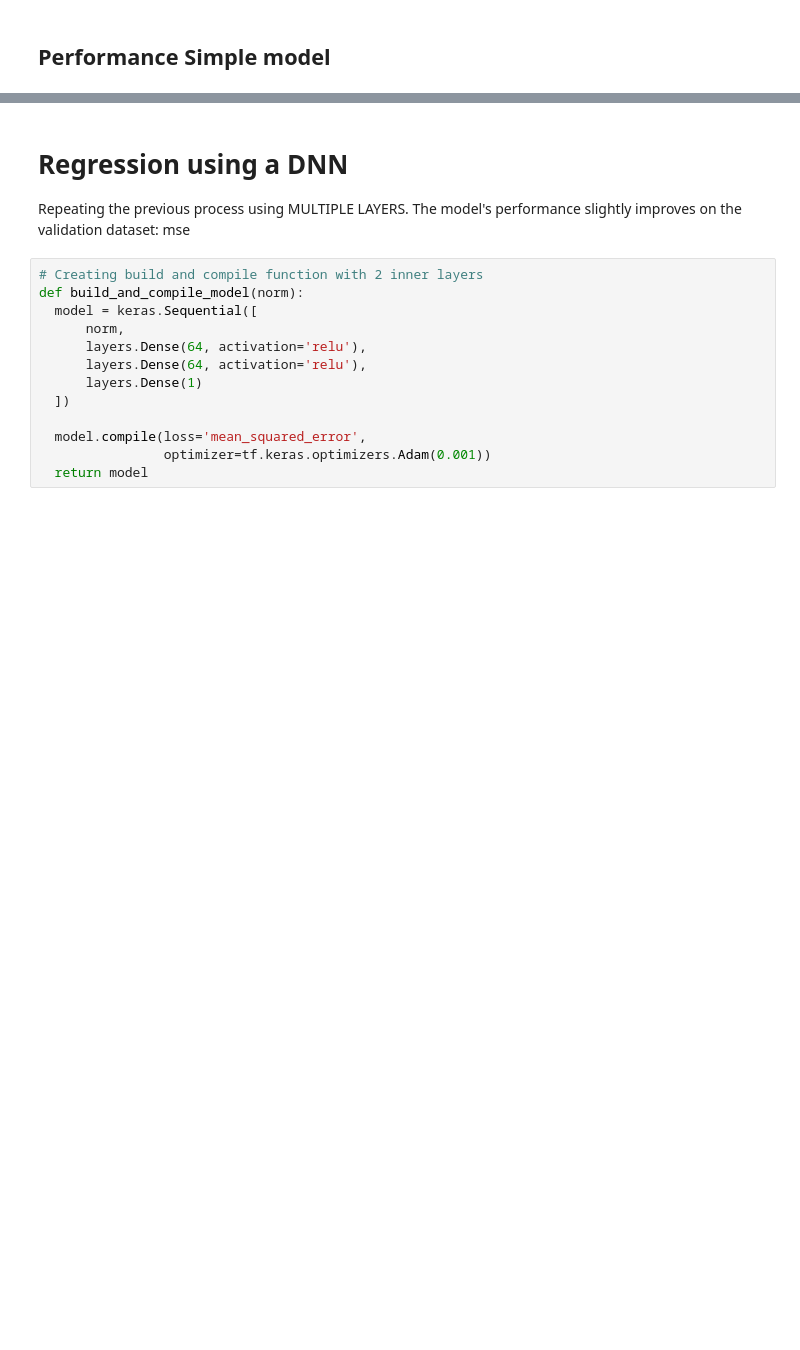
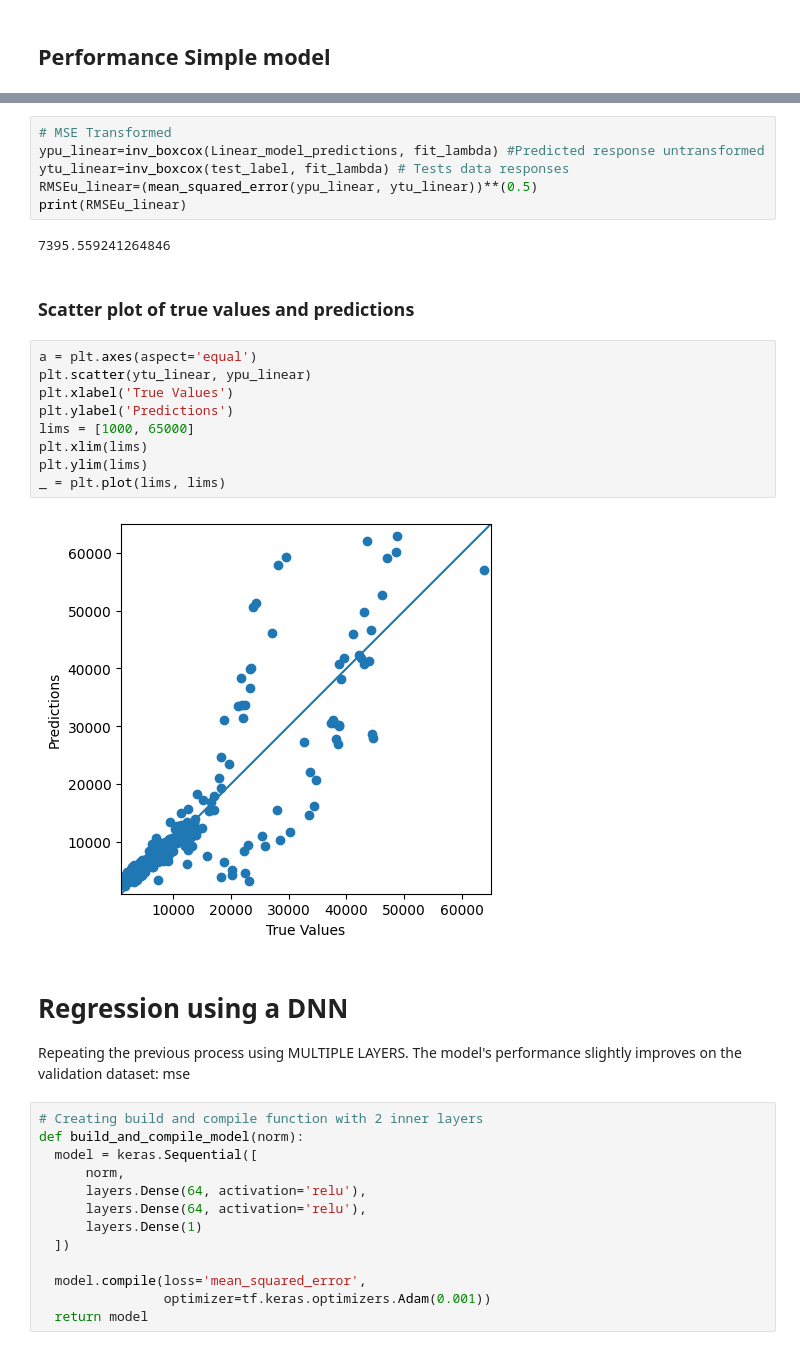
Before and after one commit to tecatanka/SWB_Mod_Opt, a Jupyter notebook: SWB_Tuning_Regression_Insurance.ipynb, the cells around one changed output, grey strips where cells are left out. Cells and saved outputs as stored; diff of their text form; blank space fills up the shorter version.

```diff
--- a/SWB_Tuning_Regression_Insurance.ipynb
+++ b/SWB_Tuning_Regression_Insurance.ipynb
@@ -482,3 +482,24 @@ MSE_Linear_model
+# %%
+# MSE Transformed
+ypu_linear=inv_boxcox(Linear_model_predictions, fit_lambda) #Predicted response untransformed
+ytu_linear=inv_boxcox(test_label, fit_lambda) # Tests data responses
+RMSEu_linear=(mean_squared_error(ypu_linear, ytu_linear))**(0.5)
+print(RMSEu_linear)
+# %% [output]
+7395.559241264846
+# %% [markdown]
+### Scatter plot of true values and predictions
+# %%
+a = plt.axes(aspect='equal')
+plt.scatter(ytu_linear, ypu_linear)
+plt.xlabel('True Values')
+plt.ylabel('Predictions')
+lims = [1000, 65000]
+plt.xlim(lims)
+plt.ylim(lims)
+_ = plt.plot(lims, lims)
+# %% [output]
+[figure, added]
 # %% [markdown]
 # Regression using a DNN
 
```
Also changed, not shown: parts of 46 cells of this notebook.
